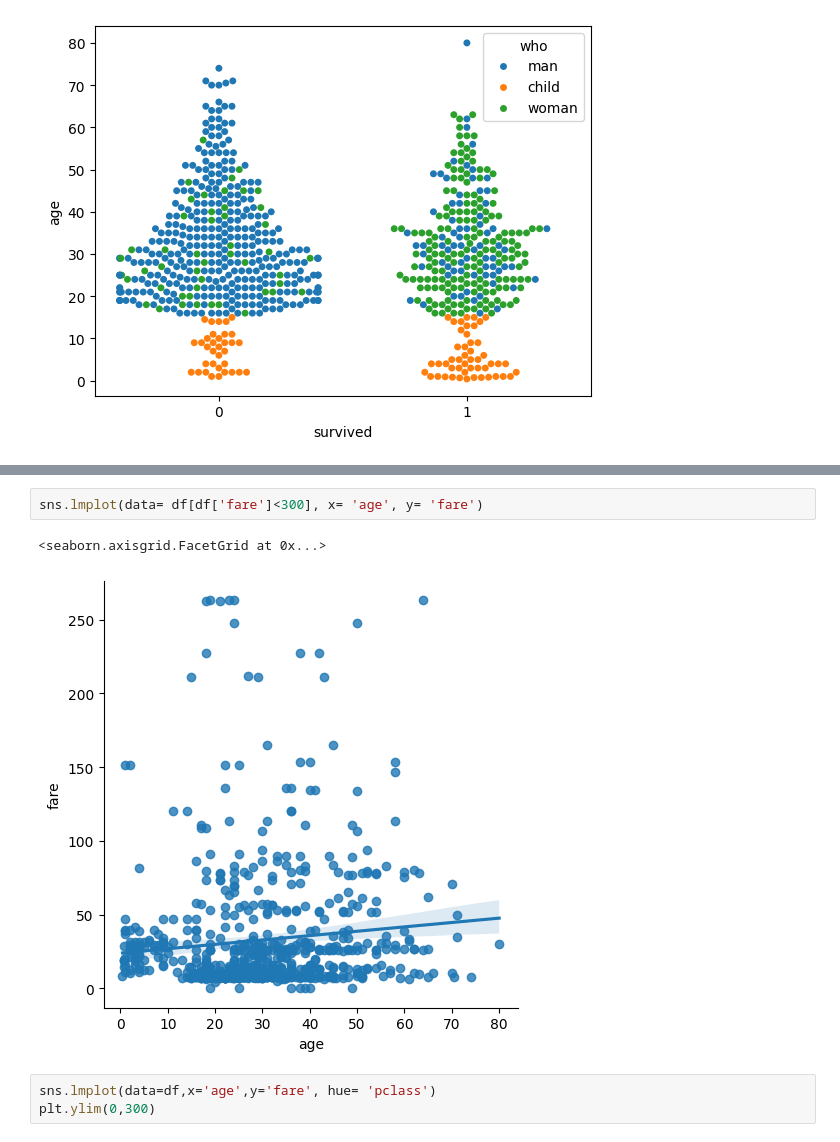
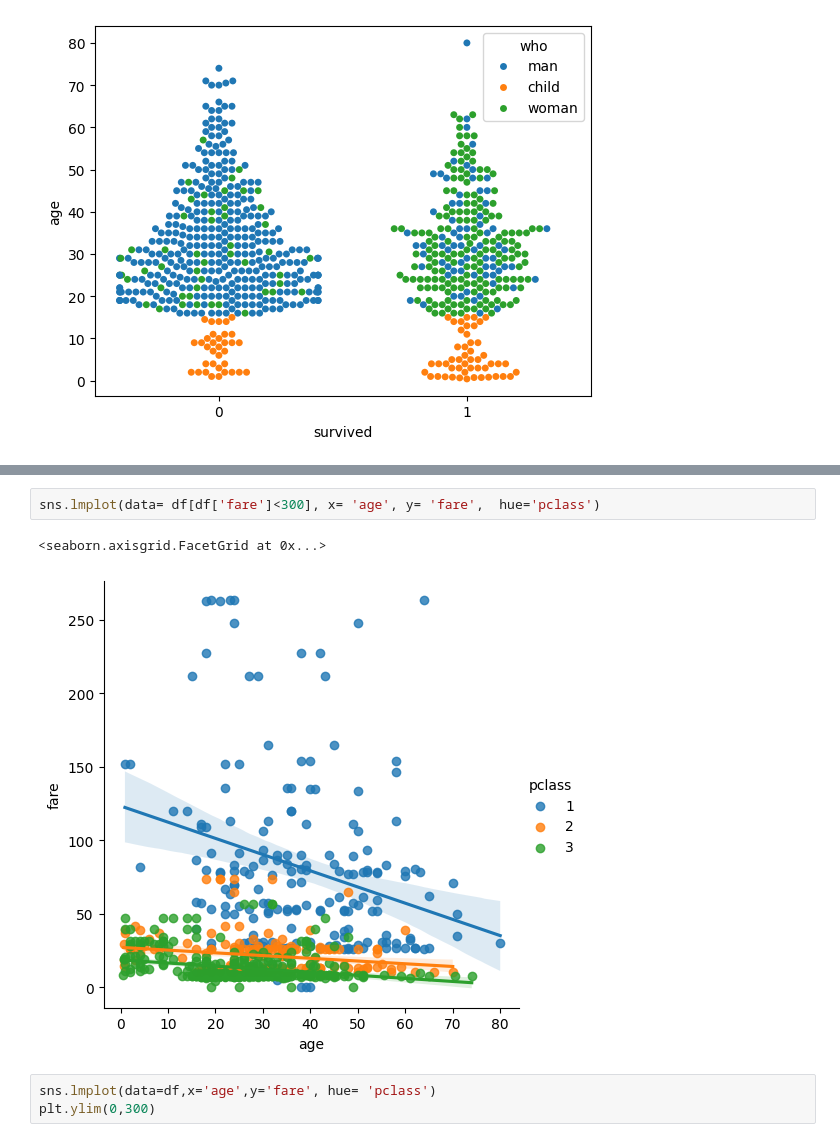
Before and after one commit to yunus6390/PKC2023, a Jupyter notebook: day-13/eda.ipynb, the cells around one changed output, grey strips where cells are left out. Drawn from its saved outputs; the diff is of its cells as text.

```diff
--- a/day-13/eda.ipynb
+++ b/day-13/eda.ipynb
@@ -238,8 +246,8 @@ sns.catplot(x='pclass',y='fare', hue='embarked',kind= 'point',data= df)
 # %%
-sns.lmplot(data= df[df['fare']<300], x= 'age', y= 'fare')
+sns.lmplot(data= df[df['fare']<300], x= 'age', y= 'fare',  hue='pclass')
 # %% [output]
 <seaborn.axisgrid.FacetGrid at 0x...>
-[figure, old version]
+[figure, new version]
 # %%
 sns.lmplot(data=df,x='age',y='fare', hue= 'pclass')
 plt.ylim(0,300)
```
Also changed, not shown: parts of 3 cells of this notebook, 1 other file.
